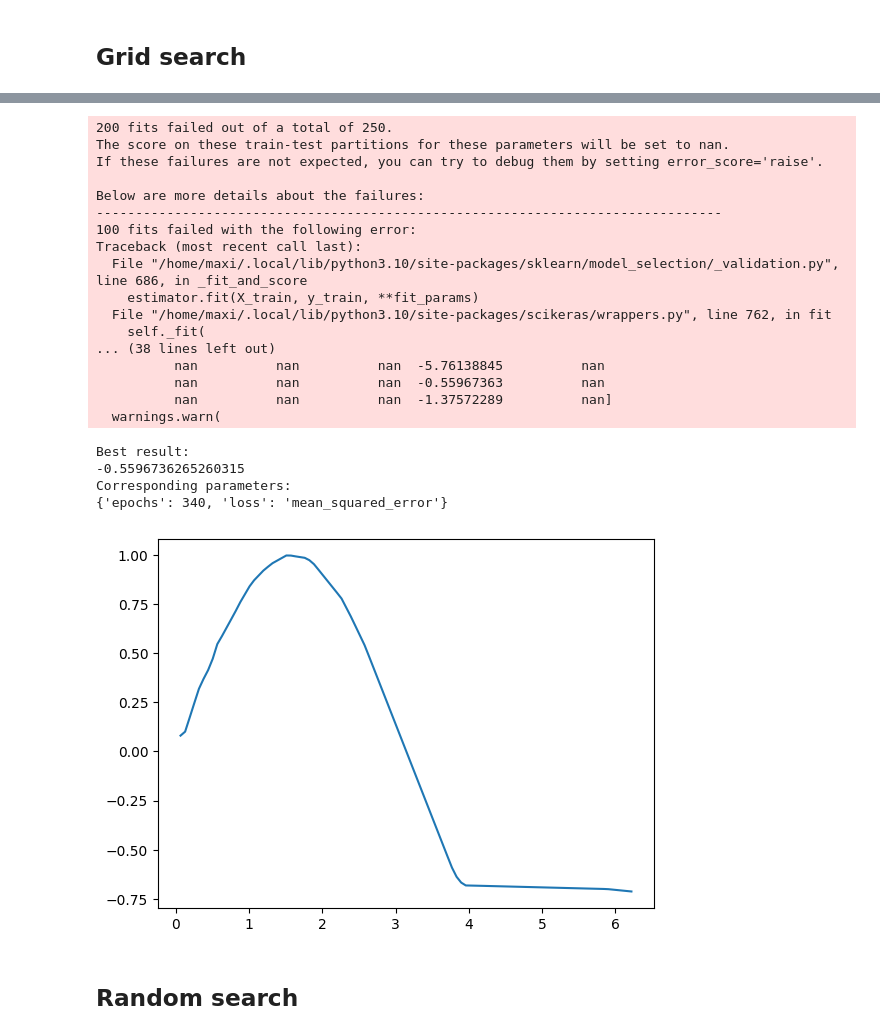
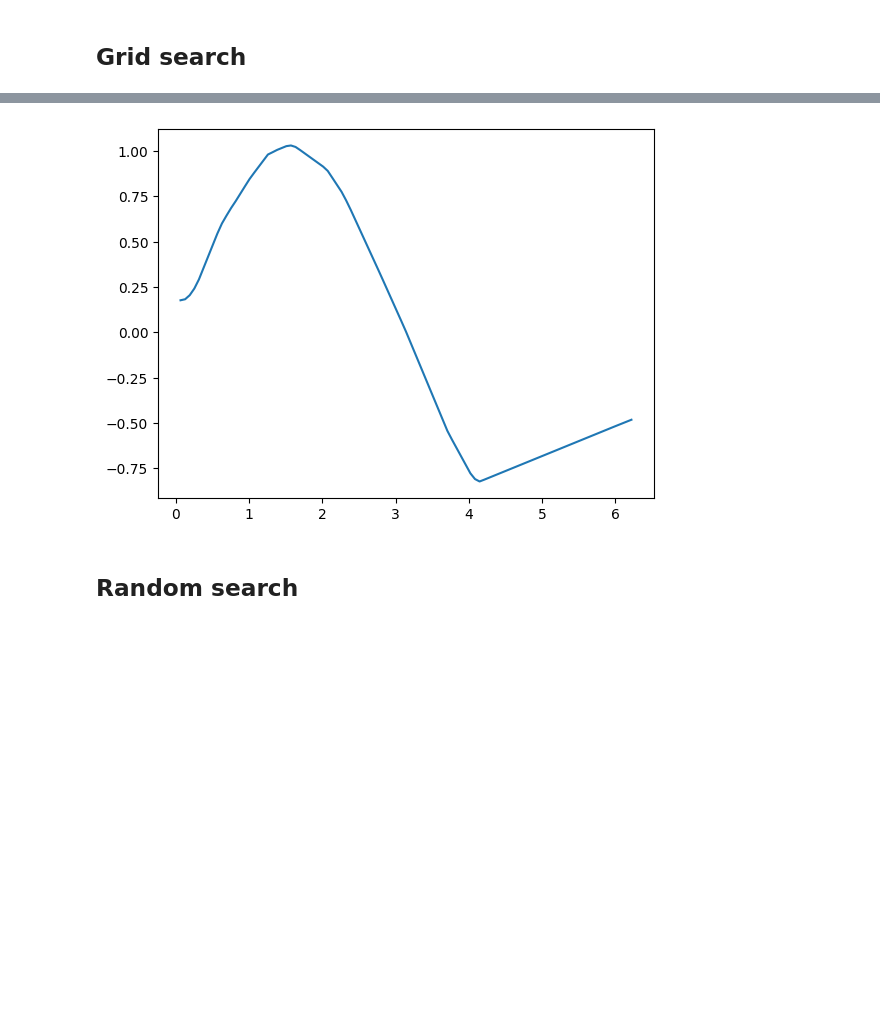
Before and after one commit to Muxlll/Masterarbeit, a Jupyter notebook: Code/HPO.ipynb, the cells around one changed output, grey strips where cells are left out. Drawn from its saved outputs; the diff is of its cells as text; code cells hidden in the pictures; blank space fills up the shorter version.

```diff
--- a/Code/HPO.ipynb
+++ b/Code/HPO.ipynb
@@ -60,7 +55,7 @@ To enable them in other operations, rebuild TensorFlow with the appropriate comp
 # %% [markdown]
 ## Hyperparameterspace & Model & Function
 # %%
-BUDGET = 100
+BUDGET = 200
 VERBOSE = 2
 
 
@@ -83,8 +78,8 @@ def create_model():
     model.add(Dense(10, activation='relu'))
     model.add(Dense(1, activation=None))
     # Compile model
-    model.compile(loss='mean_squared_error',
-                  optimizer='adam', metrics=['mean_squared_error'])
+    #model.compile(loss=loss,
+    #              optimizer='adam', metrics=['mean_squared_error'])
     return model
 
 ##################### Blackbox function for bayesian optimization #####################
@@ -162,17 +157,18 @@ class ExampleFunction(pysgpp.ScalarFunction):
 ## Grid search
 # %%
 model = KerasRegressor(model=create_model, verbose=0)
-optimization = HPO.Optimization(
-    dataset, model, hyperparameterspace, type="grid_search", budget=BUDGET, verbosity=VERBOSE)
+
+optimization = HPO.Optimization(dataset, model, hyperparameterspace, type="grid_search", budget=BUDGET, verbosity=VERBOSE)
 result = optimization.fit()
+
 print("Best result:")
 print(result.best_score_)
 print("Corresponding parameters:")
 print(result.best_params_)
 
-Y_predicted = result.predict(torch.Tensor(X))
+Y_predicted = result.predict(torch.Tensor(X).reshape(-1, 1))
 
-plt.plot(X, Y_predicted)
+plt.plot(X,Y_predicted)
 plt.show()
 # %% [output]
 Fitting 5 folds for each of 50 candidates, totalling 250 fits
@@ -200,25 +191,4 @@ To enable them in other operations, rebuild TensorFlow with the appropriate comp
-200 fits failed out of a total of 250.
-The score on these train-test partitions for these parameters will be set to nan.
-If these failures are not expected, you can try to debug them by setting error_score='raise'.
-
-Below are more details about the failures:
---------------------------------------------------------------------------------
-100 fits failed with the following error:
-Traceback (most recent call last):
-  File "/home/maxi/.local/lib/python3.10/site-packages/sklearn/model_selection/_validation.py", line 686, in _fit_and_score
-    estimator.fit(X_train, y_train, **fit_params)
-  File "/home/maxi/.local/lib/python3.10/site-packages/scikeras/wrappers.py", line 762, in fit
-    self._fit(
-... (38 lines left out)
-          nan          nan          nan  -5.76138845          nan
-          nan          nan          nan  -0.55967363          nan
-          nan          nan          nan  -1.37572289          nan]
-  warnings.warn(
-Best result:
--0.5596736265260315
-Corresponding parameters:
-{'epochs': 340, 'loss': 'mean_squared_error'}
-[figure, old version]
+[figure, new version]
 # %% [markdown]
 ## Random search
 # %%
```
Also changed, not shown: parts of 5 cells of this notebook, 1 other file.
